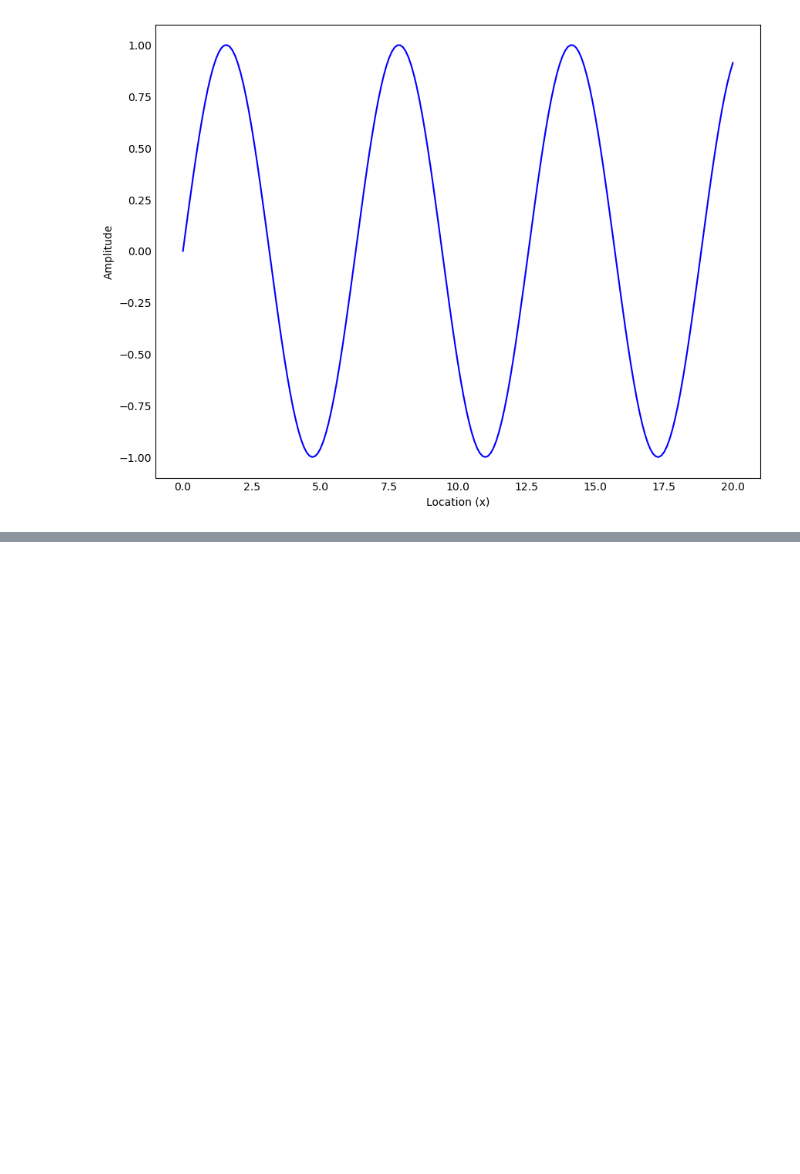
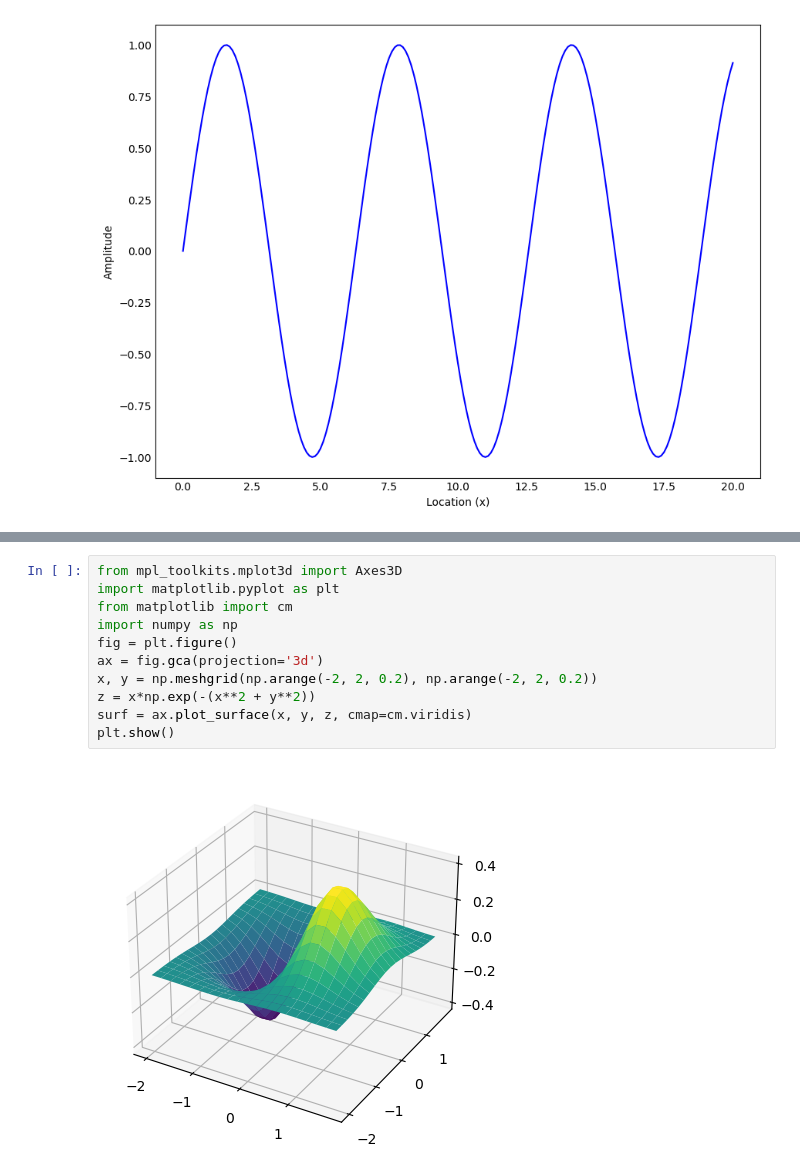
Before and after one commit to radryan1979/PythonCourse, a Jupyter notebook: Notebooks/matplotlib.ipynb, the cells around one changed output, grey strips where cells are left out. Drawn from its saved outputs; the diff is of its cells as text; blank space fills up the shorter version.

Commit message:
Added some matlab comparison examples and another plot

```diff
--- a/Notebooks/matplotlib.ipynb
+++ b/Notebooks/matplotlib.ipynb
@@ -100,0 +112,13 @@ plt.show()
+# %%
+from mpl_toolkits.mplot3d import Axes3D
+import matplotlib.pyplot as plt
+from matplotlib import cm
+import numpy as np
+fig = plt.figure()
+ax = fig.gca(projection='3d')
+x, y = np.meshgrid(np.arange(-2, 2, 0.2), np.arange(-2, 2, 0.2))
+z = x*np.exp(-(x**2 + y**2))
+surf = ax.plot_surface(x, y, z, cmap=cm.viridis)
+plt.show()
+# %% [output]
+[figure, added]
```
Also changed, not shown: parts of 1 cell of this notebook, 1 other file.
